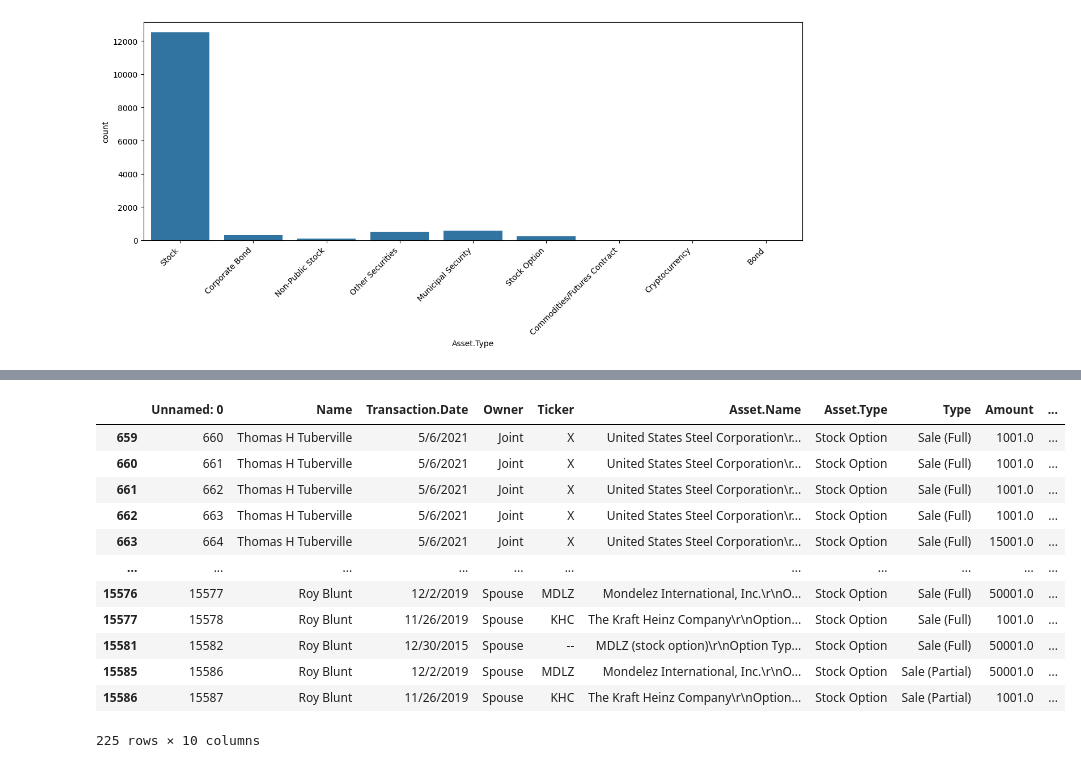
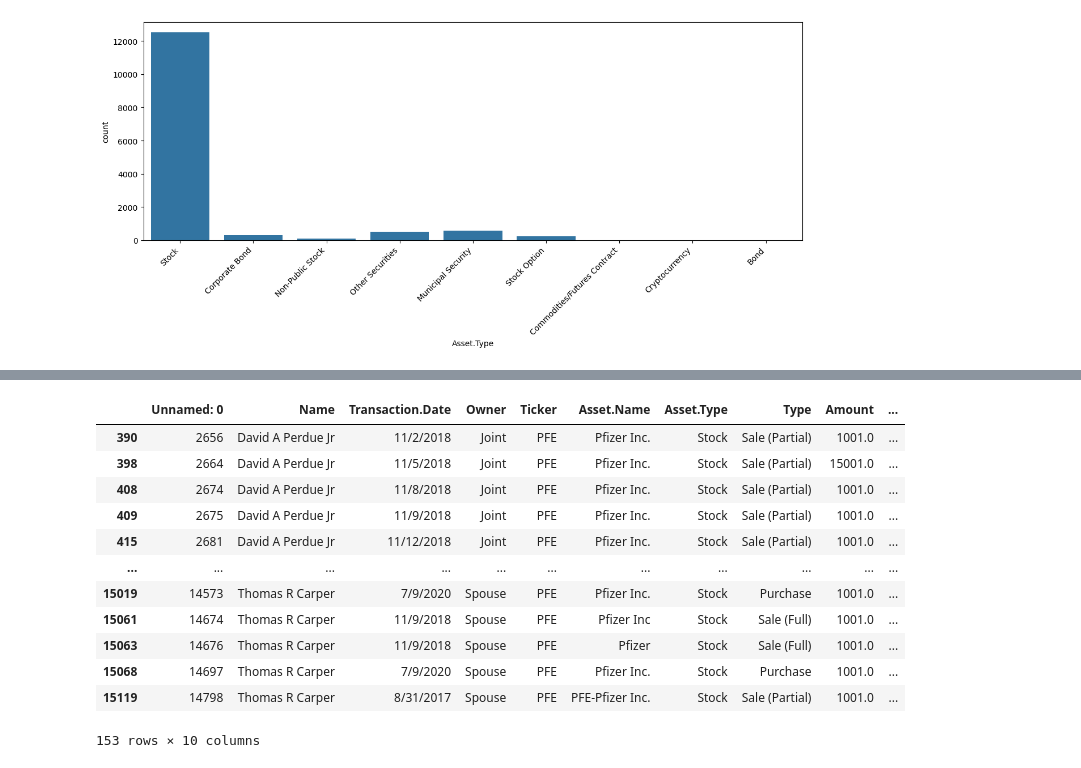
Before and after one commit to Arnabds/equity-vs-commodity, a Jupyter notebook: Kate_notebook/congress_data.ipynb, the cells around one changed output, grey strips where cells are left out. Drawn from its saved outputs; the diff is of its cells as text; code cells hidden in the pictures.

```diff
--- a/Kate_notebook/congress_data.ipynb
+++ b/Kate_notebook/congress_data.ipynb
@@ -162,16 +184,16 @@ df_senate[df_senate['Ticker']=='F']
 # %%
-df_senate[df_senate['Asset.Type']=='Stock Option']
+df_senate[df_senate['Ticker']=='PFE']
 # %% [output]
 |  | Unnamed: 0 | Name | Transaction.Date | Owner | Ticker | Asset.Name | Asset.Type | Type | Amount | ... |
-| 659 | 660 | Thomas H Tuberville | 5/6/2021 | Joint | X | United States Steel Corporation\r... | Stock Option | Sale (Full) | 1001.0 | ... |
-| 660 | 661 | Thomas H Tuberville | 5/6/2021 | Joint | X | United States Steel Corporation\r... | Stock Option | Sale (Full) | 1001.0 | ... |
-| 661 | 662 | Thomas H Tuberville | 5/6/2021 | Joint | X | United States Steel Corporation\r... | Stock Option | Sale (Full) | 1001.0 | ... |
-| 662 | 663 | Thomas H Tuberville | 5/6/2021 | Joint | X | United States Steel Corporation\r... | Stock Option | Sale (Full) | 1001.0 | ... |
-| 663 | 664 | Thomas H Tuberville | 5/6/2021 | Joint | X | United States Steel Corporation\r... | Stock Option | Sale (Full) | 15001.0 | ... |
+| 390 | 2656 | David A Perdue Jr | 11/2/2018 | Joint | PFE | Pfizer Inc. | Stock | Sale (Partial) | 1001.0 | ... |
+| 398 | 2664 | David A Perdue Jr | 11/5/2018 | Joint | PFE | Pfizer Inc. | Stock | Sale (Partial) | 15001.0 | ... |
+| 408 | 2674 | David A Perdue Jr | 11/8/2018 | Joint | PFE | Pfizer Inc. | Stock | Sale (Partial) | 1001.0 | ... |
+| 409 | 2675 | David A Perdue Jr | 11/9/2018 | Joint | PFE | Pfizer Inc. | Stock | Sale (Partial) | 1001.0 | ... |
+| 415 | 2681 | David A Perdue Jr | 11/12/2018 | Joint | PFE | Pfizer Inc. | Stock | Sale (Partial) | 1001.0 | ... |
 | ... | ... | ... | ... | ... | ... | ... | ... | ... | ... | ... |
-| 15576 | 15577 | Roy Blunt | 12/2/2019 | Spouse | MDLZ | Mondelez International, Inc.\r\nO... | Stock Option | Sale (Full) | 50001.0 | ... |
-| 15577 | 15578 | Roy Blunt | 11/26/2019 | Spouse | KHC | The Kraft Heinz Company\r\nOption... | Stock Option | Sale (Full) | 1001.0 | ... |
-| 15581 | 15582 | Roy Blunt | 12/30/2015 | Spouse | -- | MDLZ (stock option)\r\nOption Typ... | Stock Option | Sale (Full) | 50001.0 | ... |
-| 15585 | 15586 | Roy Blunt | 12/2/2019 | Spouse | MDLZ | Mondelez International, Inc.\r\nO... | Stock Option | Sale (Partial) | 50001.0 | ... |
-| 15586 | 15587 | Roy Blunt | 11/26/2019 | Spouse | KHC | The Kraft Heinz Company\r\nOption... | Stock Option | Sale (Partial) | 1001.0 | ... |
+| 15019 | 14573 | Thomas R Carper | 7/9/2020 | Spouse | PFE | Pfizer Inc. | Stock | Purchase | 1001.0 | ... |
+| 15061 | 14674 | Thomas R Carper | 11/9/2018 | Spouse | PFE | Pfizer Inc | Stock | Sale (Full) | 1001.0 | ... |
+| 15063 | 14676 | Thomas R Carper | 11/9/2018 | Spouse | PFE | Pfizer | Stock | Sale (Full) | 1001.0 | ... |
+| 15068 | 14697 | Thomas R Carper | 7/9/2020 | Spouse | PFE | Pfizer Inc. | Stock | Purchase | 1001.0 | ... |
+| 15119 | 14798 | Thomas R Carper | 8/31/2017 | Spouse | PFE | PFE-Pfizer Inc. | Stock | Sale (Partial) | 1001.0 | ... |
-225 rows × 10 columns
+153 rows × 10 columns
```
Also changed, not shown: parts of 10 cells of this notebook.
